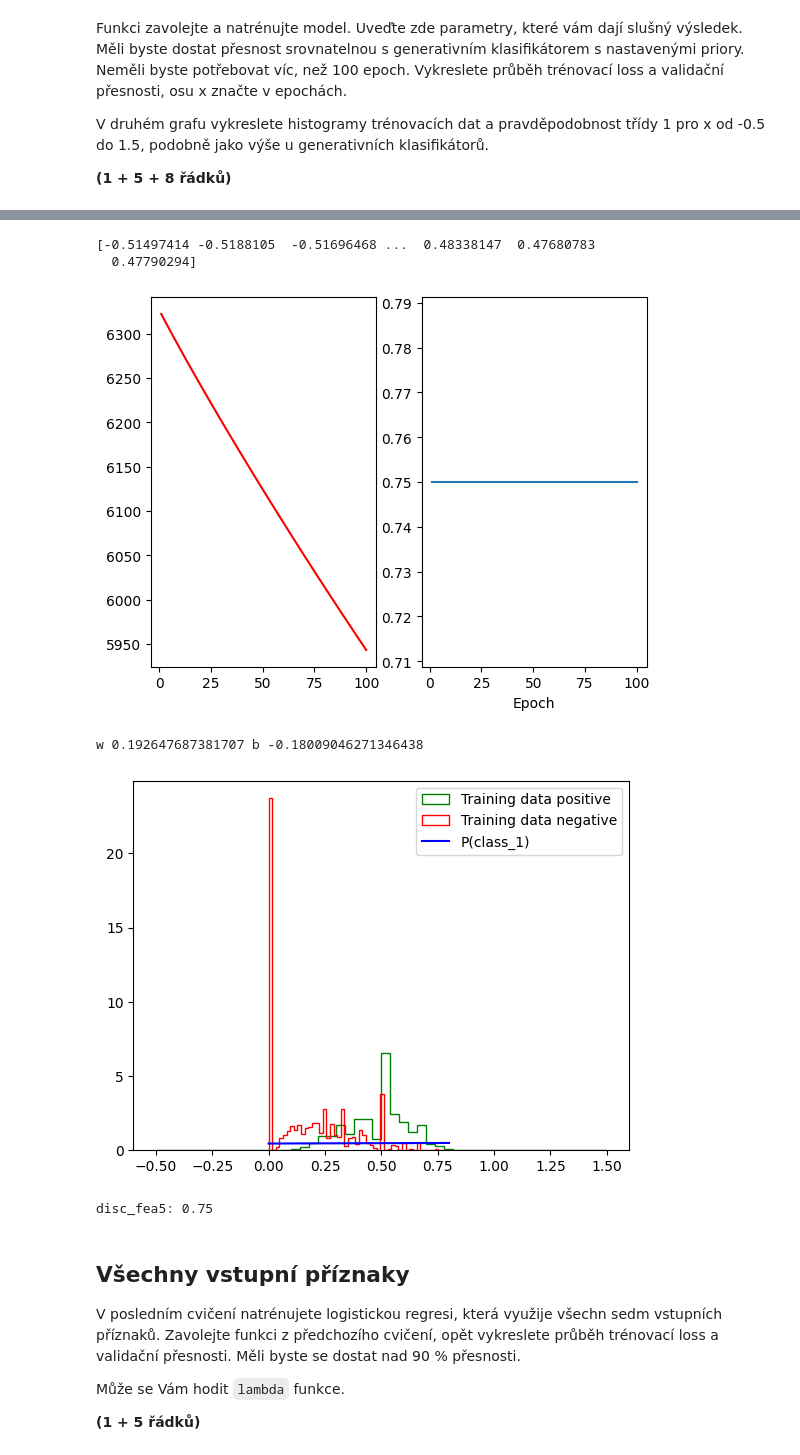
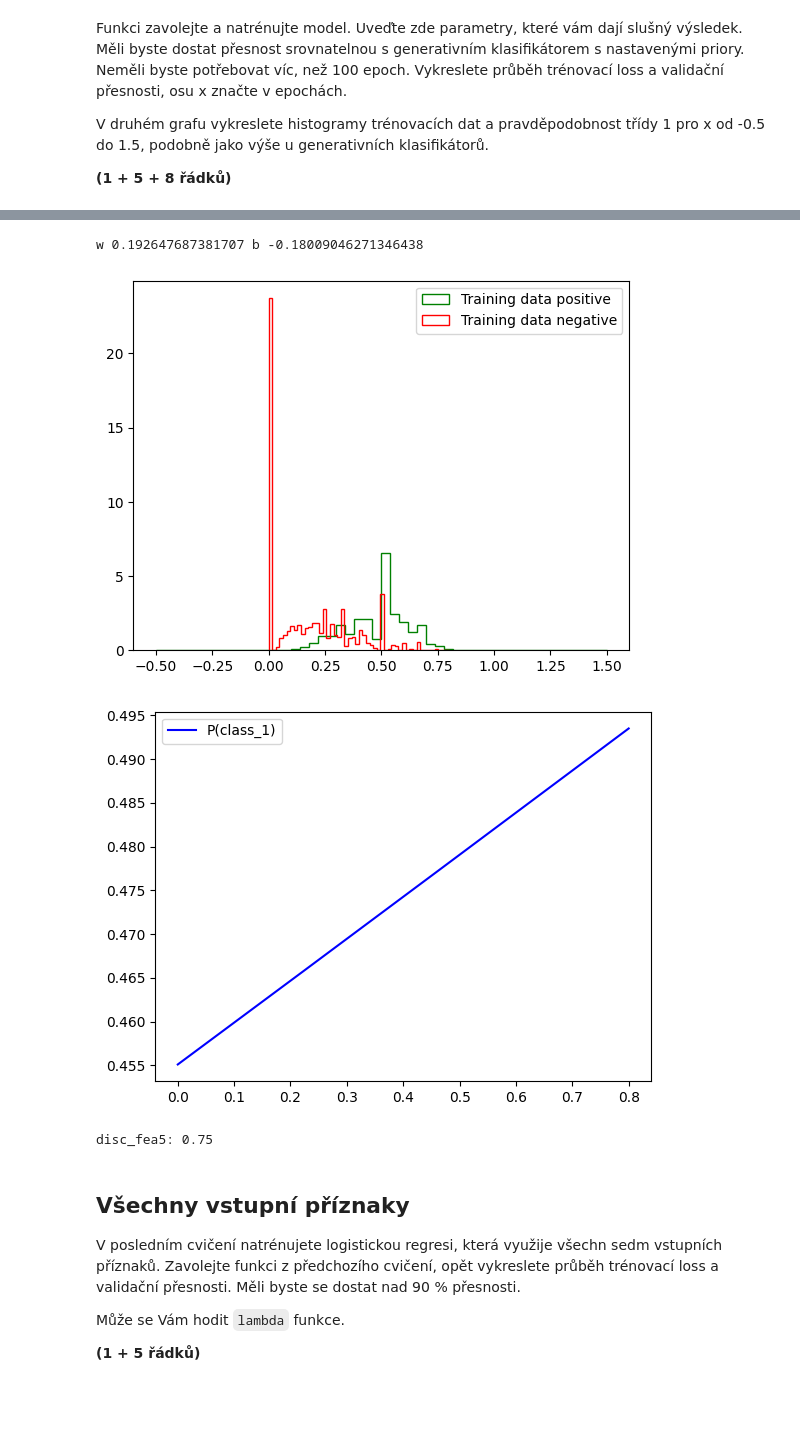
Before and after one commit to MichalPysik/SUI-projects, a Jupyter notebook: 2-classification/zadani.ipynb, the cells around one changed output, grey strips where cells are left out. Drawn from its saved outputs; the diff is of its cells as text; code cells hidden in the pictures; blank space fills up the shorter version.

```diff
--- a/2-classification/zadani.ipynb
+++ b/2-classification/zadani.ipynb
@@ -81,8 +81,9 @@ Využijte fakt, že `numpy`ovská pole lze mj. porovnávat se skalárem.
 **(3 řádky)**
 # %%
 def evaluate(classifier, inputs, targets):
-    correct = np.abs(classifier.prob_class_1(inputs) - targets) < 0.5
-    return np.count_nonzero(correct)/len(targets)
+    preds = classifier.prob_class_1(inputs)
+    correct = np.abs(preds - targets) < 0.5
+    return np.mean(correct)
 
 class Dummy:
     def prob_class_1(self, xs):
@@ -250,7 +252,7 @@ class FeatureCutter:
         self.fea_id = fea_id
 
     def __call__(self, x):
-        return x[:, self.fea_id][:, np.newaxis]
+        return x[:, self.fea_id, np.newaxis]
 # %% [markdown]
 Dalším krokem je implementovat funkci, která model vytvoří a natrénuje.
 Jejím výstupem bude (1) natrénovaný model, (2) průběh trénovací loss a (3) průběh validační přesnosti.
@@ -285,10 +287,9 @@ def train_logistic_regression(nb_epochs, lr, in_dim, fea_preprocessor):
                 best_model = copy.deepcopy(model)
 
         diff = preds - train_t
-        if i == 50:
-            print(diff)
         gradient_b = np.mean(diff)
         gradients_w = np.matmul(train_X.transpose(), diff)
+        gradients_w = np.array([np.mean(grad) for grad in gradients_w])
         model.w -= lr * gradients_w
         model.b -= lr * gradient_b
 
@@ -319,6 +320,9 @@ print('w', disc_fea5.w.item(), 'b', disc_fea5.b.item())
 
 plt.hist(train_dataset.pos[:, FOI], color='g', bins=50, label='Training data positive', histtype='step', density=True, range=[-0.5, 1.5])
 plt.hist(train_dataset.neg[:, FOI], color='r', bins=50, label='Training data negative', histtype='step', density=True)
+plt.legend()
+plt.show()
+
 vxs = val_dataset.xs[:, FOI]
 orders = np.argsort(vxs)
 plt.plot(np.sort(vxs), disc_fea5.prob_class_1(val_dataset.xs[:, FOI][:, np.newaxis]).squeeze()[orders], c='b', label='P(class_1)')
@@ -329,9 +334,7 @@ print('disc_fea5:', evaluate(disc_fea5, val_dataset.xs[:, FOI][:, np.newaxis], v
-[-0.51497414 -0.5188105  -0.51696468 ...  0.48338147  0.47680783
-  0.47790294]
+w 0.192647687381707 b -0.18009046271346438
-[figure]
+[figure, new version]
+[figure, added]
-w 0.192647687381707 b -0.18009046271346438
+disc_fea5: 0.75
-[figure, old version]
-disc_fea5: 0.75
 # %% [markdown]
 ## Všechny vstupní příznaky
 V posledním cvičení natrénujete logistickou regresi, která využije všechn sedm vstupních příznaků.
```
Also changed, not shown: parts of 6 cells of this notebook.
